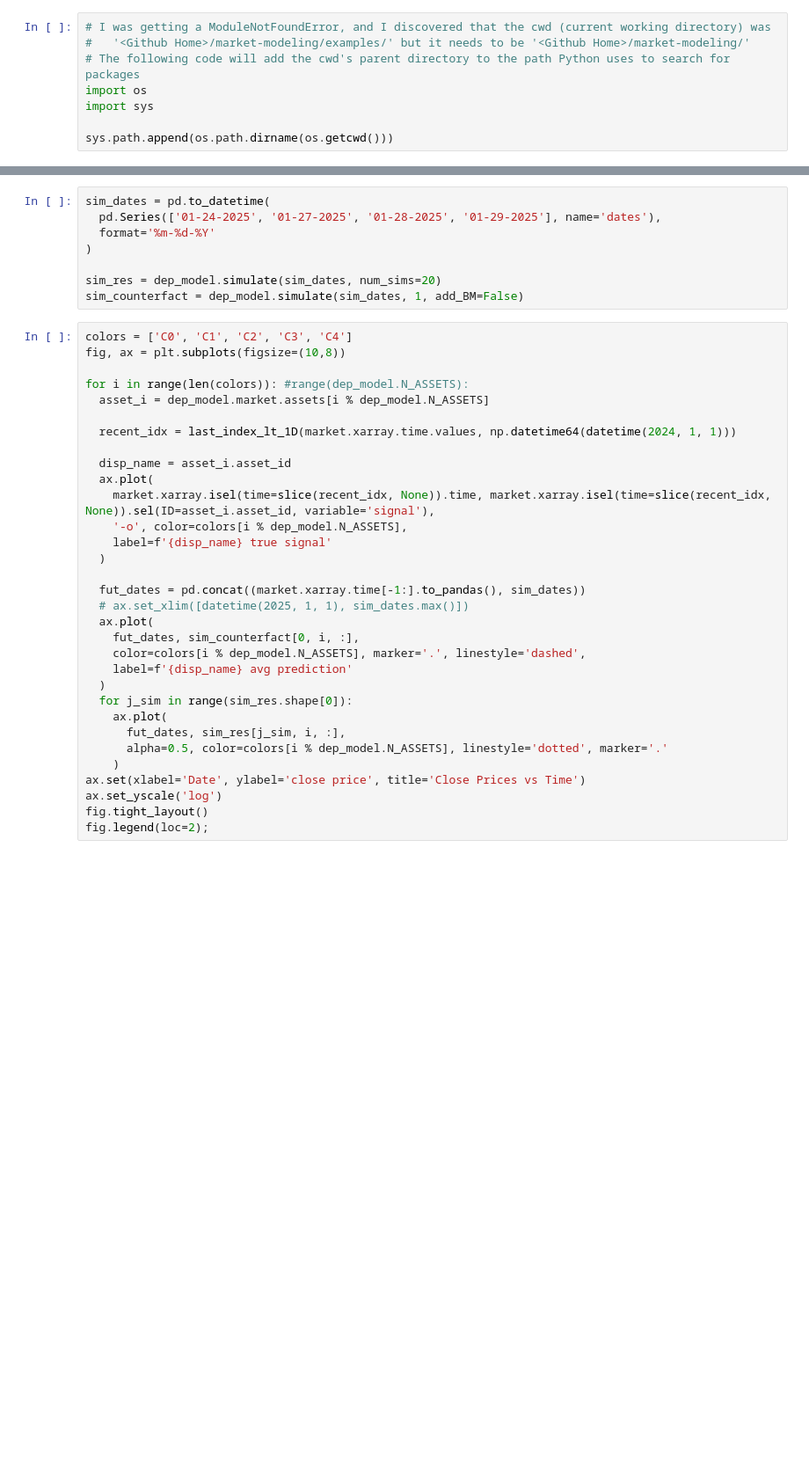
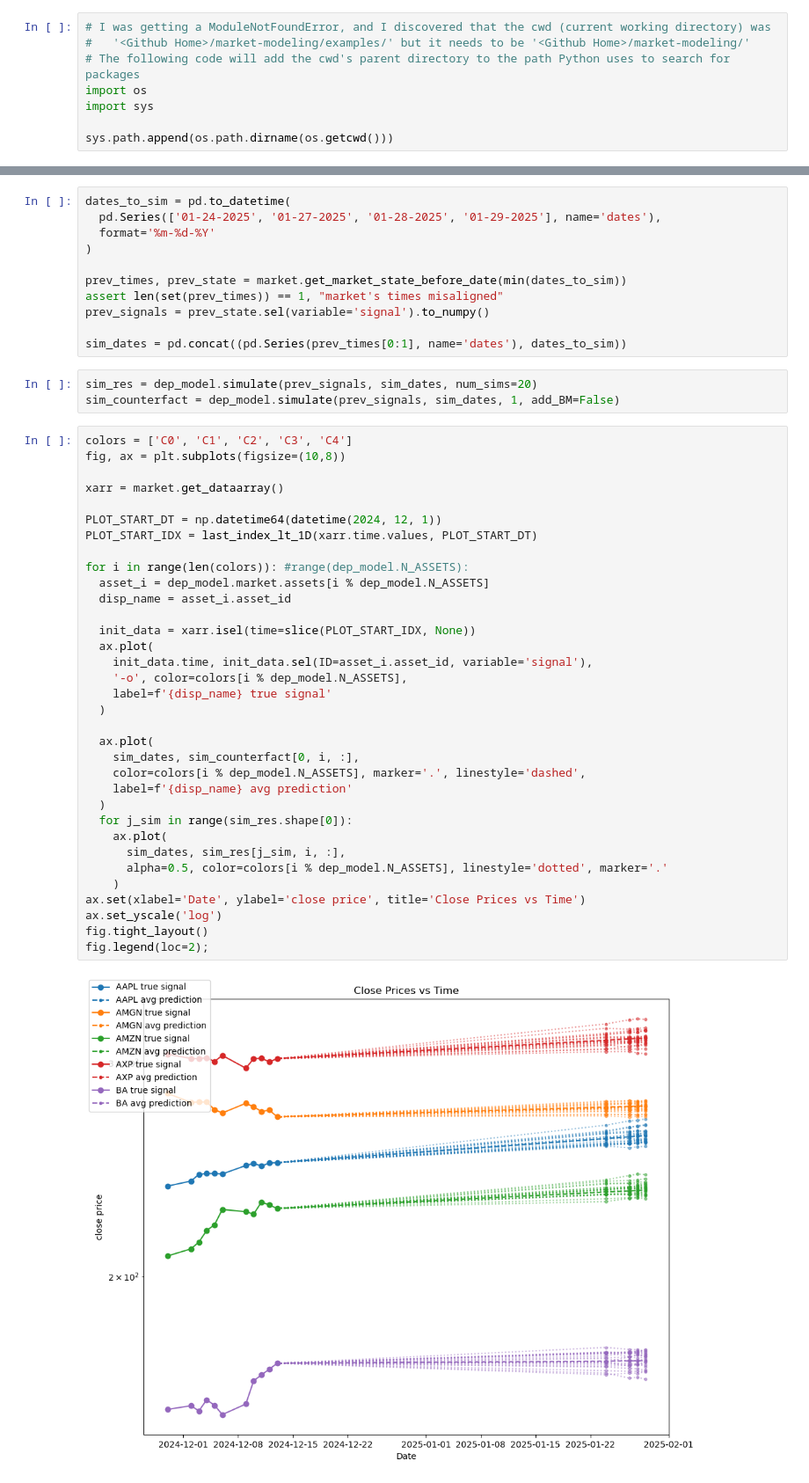
Before and after one commit to Krishna-Saxena/market-modeling, a Jupyter notebook: examples/xr_market_dep_model.ipynb, the cells around one changed output, grey strips where cells are left out. Shown at 88% size. Drawn from its saved outputs; the diff is of its cells as text; blank space fills up the shorter version.

```diff
--- a/examples/xr_market_dep_model.ipynb
+++ b/examples/xr_market_dep_model.ipynb
@@ -76,40 +88,50 @@ plt.colorbar();
+# %%
+dates_to_sim = pd.to_datetime(
+  pd.Series(['01-24-2025', '01-27-2025', '01-28-2025', '01-29-2025'], name='dates'),
+  format='%m-%d-%Y'
+)
+
+prev_times, prev_state = market.get_market_state_before_date(min(dates_to_sim))
+assert len(set(prev_times)) == 1, "market's times misaligned"
+prev_signals = prev_state.sel(variable='signal').to_numpy()
+
+sim_dates = pd.concat((pd.Series(prev_times[0:1], name='dates'), dates_to_sim))
 # %%
-sim_dates = pd.to_datetime(
-  pd.Series(['01-24-2025', '01-27-2025', '01-28-2025', '01-29-2025'], name='dates'),
-  format='%m-%d-%Y'
-)
-
-sim_res = dep_model.simulate(sim_dates, num_sims=20)
-sim_counterfact = dep_model.simulate(sim_dates, 1, add_BM=False)
+sim_res = dep_model.simulate(prev_signals, sim_dates, num_sims=20)
+sim_counterfact = dep_model.simulate(prev_signals, sim_dates, 1, add_BM=False)
 # %%
 colors = ['C0', 'C1', 'C2', 'C3', 'C4']
 fig, ax = plt.subplots(figsize=(10,8))
 
+xarr = market.get_dataarray()
+
+PLOT_START_DT = np.datetime64(datetime(2024, 12, 1))
+PLOT_START_IDX = last_index_lt_1D(xarr.time.values, PLOT_START_DT)
+
 for i in range(len(colors)): #range(dep_model.N_ASSETS):
   asset_i = dep_model.market.assets[i % dep_model.N_ASSETS]
+  disp_name = asset_i.asset_id
 
-  recent_idx = last_index_lt_1D(market.xarray.time.values, np.datetime64(datetime(2024, 1, 1)))
-
-  disp_name = asset_i.asset_id
+  init_data = xarr.isel(time=slice(PLOT_START_IDX, None))
   ax.plot(
-    market.xarray.isel(time=slice(recent_idx, None)).time, market.xarray.isel(time=slice(recent_idx, None)).sel(ID=asset_i.asset_id, variable='signal'),
+    init_data.time, init_data.sel(ID=asset_i.asset_id, variable='signal'),
     '-o', color=colors[i % dep_model.N_ASSETS],
     label=f'{disp_name} true signal'
   )
 
-  fut_dates = pd.concat((market.xarray.time[-1:].to_pandas(), sim_dates))
-  # ax.set_xlim([datetime(2025, 1, 1), sim_dates.max()])
   ax.plot(
-    fut_dates, sim_counterfact[0, i, :],
+    sim_dates, sim_counterfact[0, i, :],
     color=colors[i % dep_model.N_ASSETS], marker='.', linestyle='dashed',
     label=f'{disp_name} avg prediction'
   )
   for j_sim in range(sim_res.shape[0]):
     ax.plot(
-      fut_dates, sim_res[j_sim, i, :],
+      sim_dates, sim_res[j_sim, i, :],
       alpha=0.5, color=colors[i % dep_model.N_ASSETS], linestyle='dotted', marker='.'
     )
 ax.set(xlabel='Date', ylabel='close price', title='Close Prices vs Time')
 ax.set_yscale('log')
 fig.tight_layout()
 fig.legend(loc=2);
+# %% [output]
+[figure, added]
```
Also changed, not shown: parts of 7 cells of this notebook, 18 other files.
